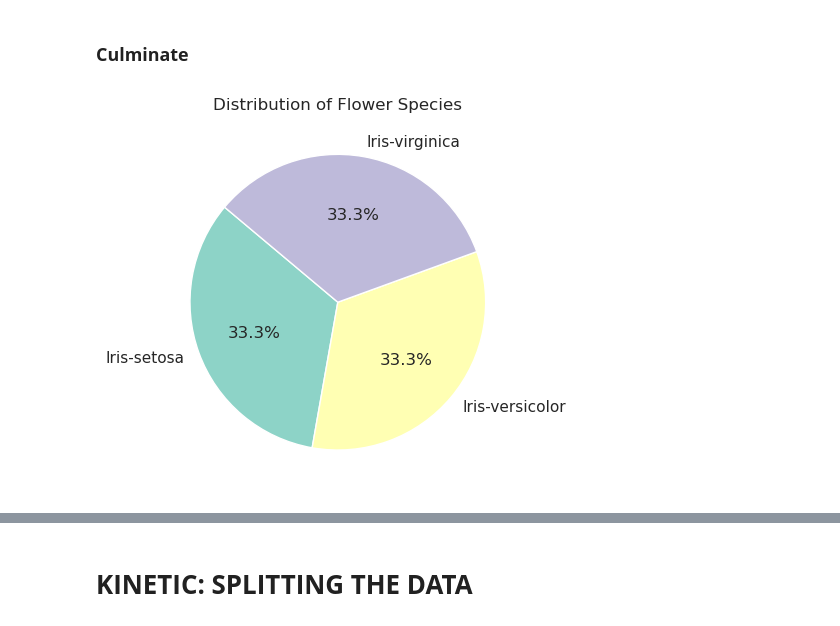
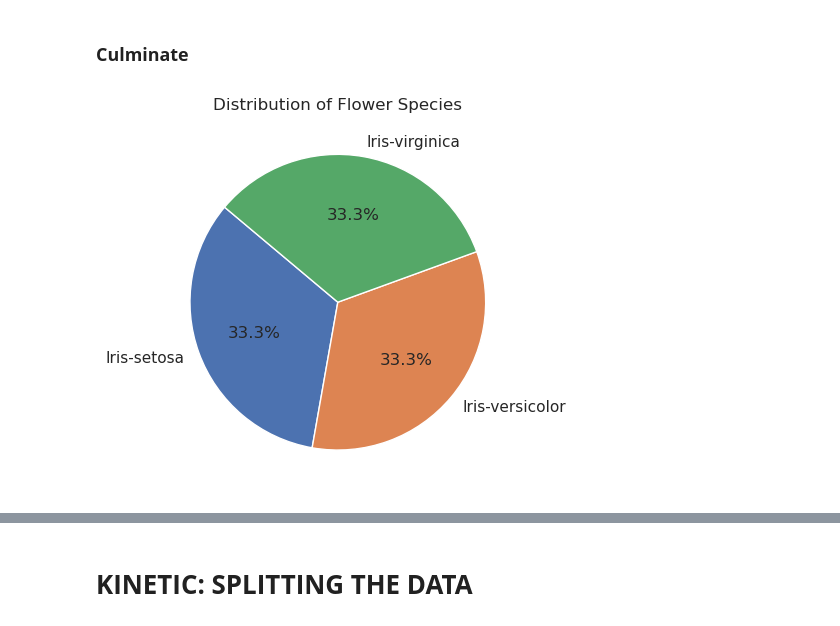
Before and after one commit to Piyushoberoy/CODSOFT, a Jupyter notebook: iris-flower-detection.ipynb, the cells around one changed output, grey strips where cells are left out. Cells and saved outputs as stored; diff of their text form; code cells hidden in the pictures.

```diff
--- a/iris-flower-detection.ipynb
+++ b/iris-flower-detection.ipynb
@@ -270,11 +284,11 @@ mpl.show()
 # %% [markdown]
 ### **Culminate**
 # %%
-mpl.pie(species_count, labels=species_count.index, autopct='%1.1f%%', startangle=140, colors=sb.color_palette('Set3'))
+mpl.pie(species_count, labels=species_count.index, autopct='%1.1f%%', startangle=140)
 mpl.title("Distribution of Flower Species")
 mpl.show()
 # %% [output]
-[figure, old version]
+[figure, new version]
 # %%
 ax = sb.pairplot(data = df, hue = "species")
 mpl.show()
```
Also changed, not shown: parts of 12 cells of this notebook.
